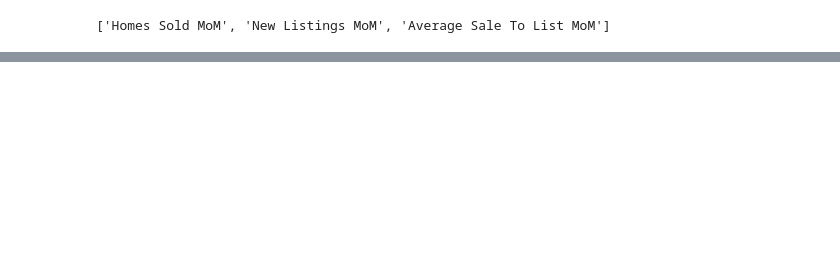
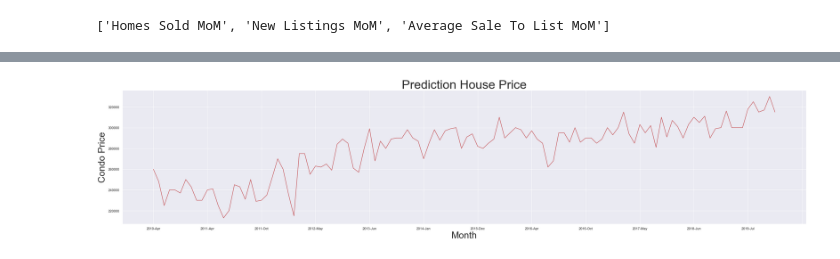
Before and after one commit to iuniorhsiung/mod4_project_DC_housing_price, a Jupyter notebook: master_notebook/DC_house_NL.ipynb, the cells around one changed output, grey strips where cells are left out. Saved outputs shown, nothing was run; the diff lists cells and outputs as text; code cells hidden in the pictures; blank space fills up the shorter version.

```diff
--- a/master_notebook/DC_house_NL.ipynb
+++ b/master_notebook/DC_house_NL.ipynb
@@ -543,0 +666,2 @@ np.mean((abs(res.predict(test_X) - test_y))/test_y)
+# %%
+df_predict = pd.read_csv('../data/df_predict.csv')
@@ -543,0 +690,11 @@ np.mean((abs(res.predict(test_X) - test_y))/test_y)
+# %%
+sns.lineplot(x = "Time", y = "Median Sale Price", color = 'r', err_style='bars',
+            markers = ["x"], data = df_predict)
+sns.set(rc={'figure.figsize':(40,8)})
+plt.xticks(range(0, 130, 10))
+plt.title("Prediction House Price", fontsize = 40)
+plt.xlabel("Month", fontsize = 30)
+plt.ylabel("Condo Price", fontsize = 30)
+plt.show()
+# %% [output]
+[figure, added]
```
Also changed, not shown: parts of 73 cells of this notebook, 4 other files.
